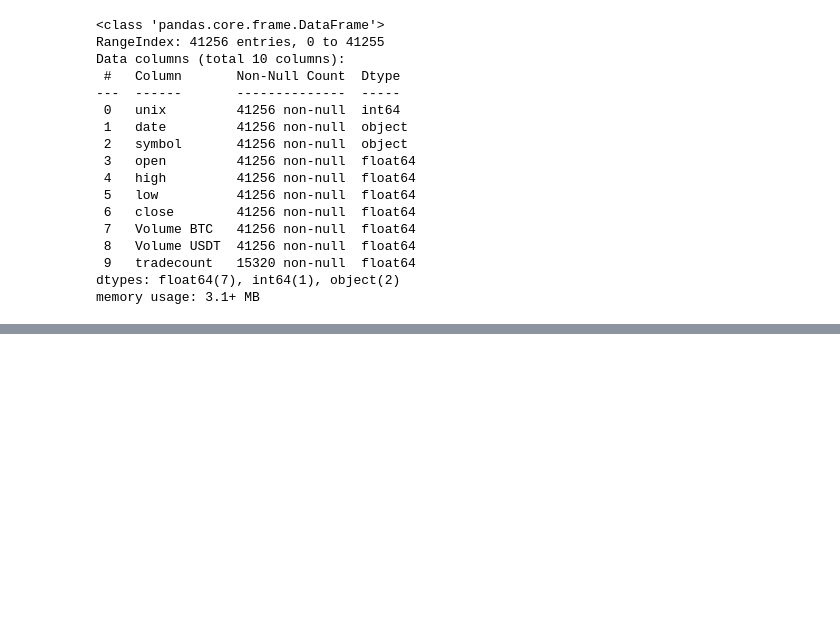
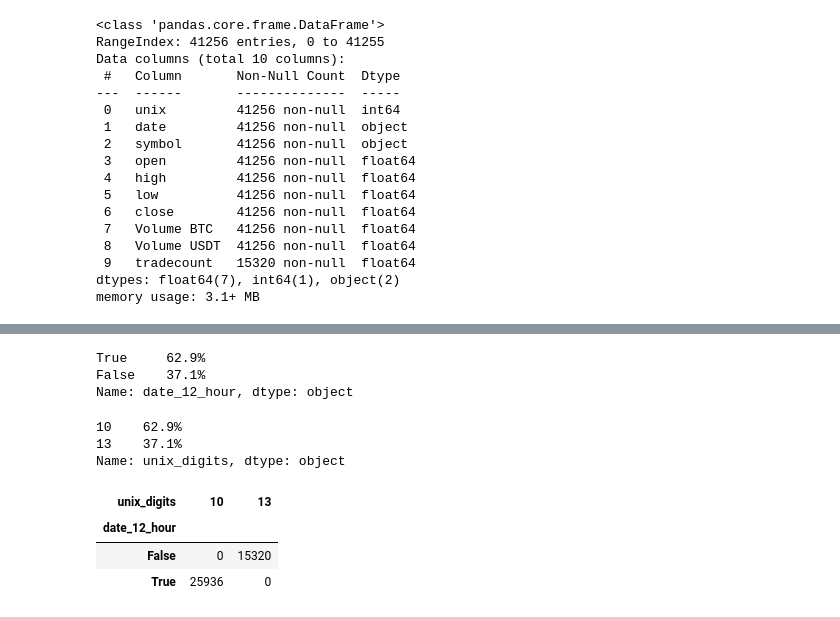
Before and after one commit to Vaiyani/mvaiyani-thesis, a Jupyter notebook: Notebooks/Dataset exploration.ipynb, the cells around one changed output, grey strips where cells are left out. Drawn from its saved outputs; the diff is of its cells as text; code cells hidden in the pictures; blank space fills up the shorter version.

```diff
--- a/Notebooks/Dataset exploration.ipynb
+++ b/Notebooks/Dataset exploration.ipynb
@@ -23,5 +29,5 @@ Data columns (total 10 columns):
  9   tradecount   15320 non-null  float64
 dtypes: float64(7), int64(1), object(2)
 memory usage: 3.1+ MB
-# %%
-df['date2'] = pd.to_datetime(df['unix'], origin='unix',  unit='ms')
+# %%
+df.drop("tradecount", axis = 1, inplace = True)
@@ -27,0 +40,6 @@ df['date2'] = pd.to_datetime(df['unix'], origin='unix',  unit='ms')
+# %%
+df['date_12_hour'].value_counts(normalize = True).mul(100).round(1).astype(str) + '%'
+# %% [output]
+True     62.9%
+False    37.1%
+Name: date_12_hour, dtype: object
@@ -27,0 +48,13 @@ df['date2'] = pd.to_datetime(df['unix'], origin='unix',  unit='ms')
+# %%
+df['unix_digits'].value_counts(normalize = True).mul(100).round(1).astype(str) + '%'
+# %% [output]
+10    62.9%
+13    37.1%
+Name: unix_digits, dtype: object
+# %%
+pd.crosstab(df['date_12_hour'], df['unix_digits'])
+# %% [output]
+| unix_digits | 10 | 13 |
+| date_12_hour |  |  |
+| False | 0 | 15320 |
+| True | 25936 | 0 |
```
Also changed, not shown: parts of 15 cells of this notebook.
